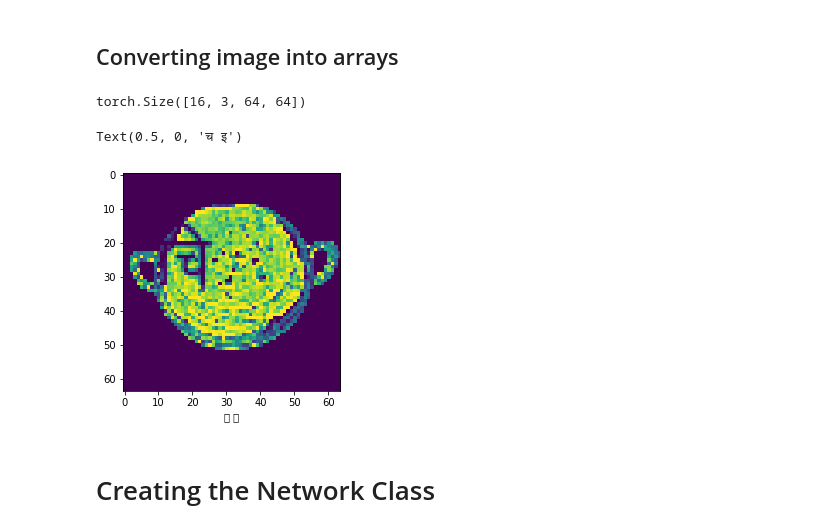
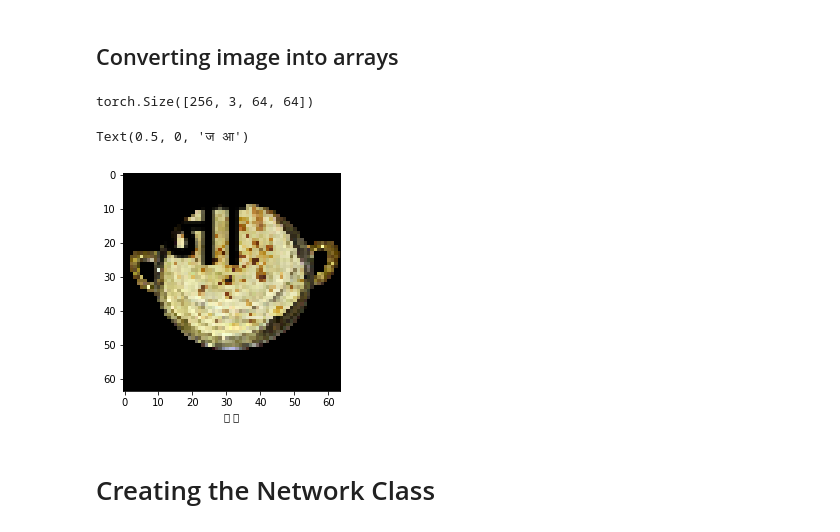
Before and after one commit to NavneetSajwan/Hindi-Vowel-Consonant-Classification, a Jupyter notebook: Hindi_Vowel_Consonant_Classification_data_preprocessing.ipynb, the cells around one changed output. Saved outputs shown, nothing was run; the diff lists cells and outputs as text; code cells hidden in the pictures.

```diff
--- a/Hindi_Vowel_Consonant_Classification_data_preprocessing.ipynb
+++ b/Hindi_Vowel_Consonant_Classification_data_preprocessing.ipynb
@@ -114,7 +101,7 @@ len(consonants)
 transformer = transforms.Compose([
                                   # transforms.Grayscale(1),
                                   transforms.ToTensor(),
-                                  transforms.Normalize((0.5,),(0.5,))
+                                  # transforms.Normalize((0.5,),(0.5,))
                                 ])
 # %%
 # image, vow, cons=trainset.__getitem__(3)
@@ -158,26 +145,26 @@ class DatasetHindi(Dataset):
     return image, l_v, l_c
 # %%
 trainset = DatasetHindi('train/', files, y_vowel, y_consonant, transform=transformer)
-batch=16
+batch=256
 trainloader=DataLoader(trainset, batch_size= batch, shuffle= True)
 image, lab_vowel, lab_cons= iter(trainloader).next()
 image.shape
 # print(lab_vowel)
 # displaying the image post transforms
 # %% [output]
-torch.Size([16, 3, 64, 64])
+torch.Size([256, 3, 64, 64])
 # %%
 npimg=np.array(image)
 npimg= np.transpose(npimg, (0,2,3,1))
 sample = np.random.randint(batch)
 # sample=3
 #Transformed Image
 plt.figure()
-plt.imshow(npimg[sample,:,:,0])
+plt.imshow(npimg[sample,:,:,:])
 plt.xlabel(str(consonants[lab_cons[sample]])+" "+str(vowels[lab_vowel[sample]]))
 # %% [output]
-Text(0.5, 0, 'च इ')
+Text(0.5, 0, 'ज आ')
-[figure, old version]
+[figure, new version]
 # %% [markdown]
 # Creating the Network Class
 # %%
```
Also changed, not shown: parts of 22 cells of this notebook.
